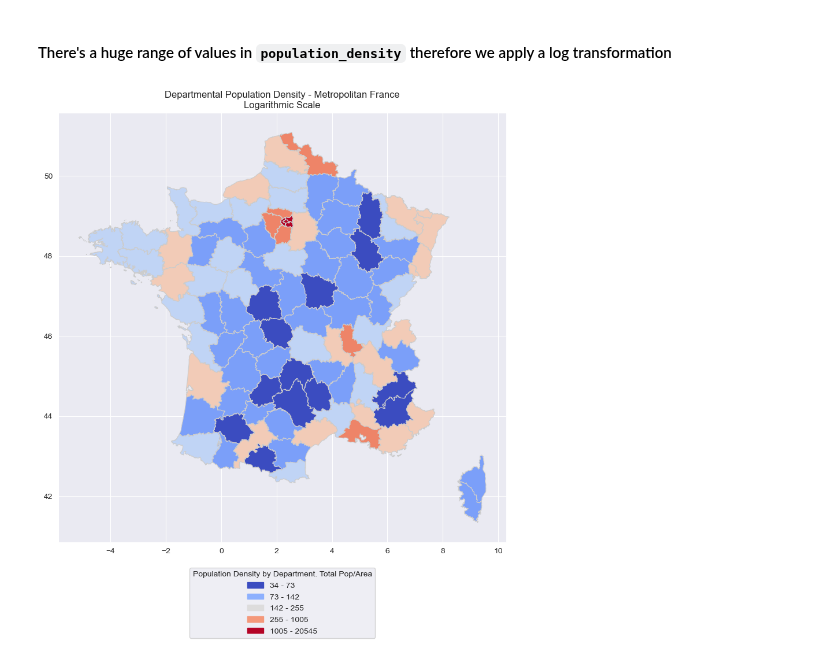
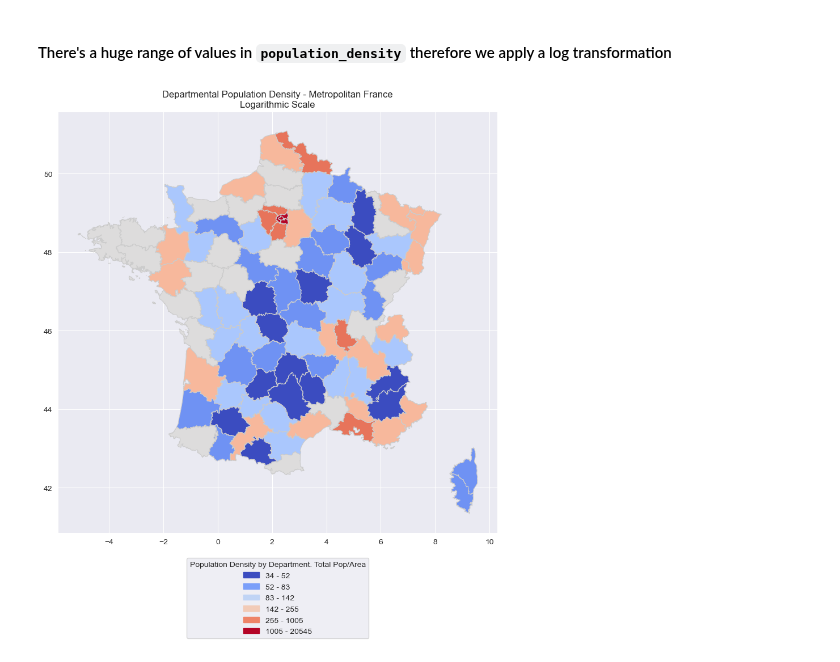
Before and after one commit to pineapple-bois/Michelin_Rated_Restaurants, a Jupyter notebook: Notebooks/France/France.ipynb, the cells around one changed output. Drawn from its saved outputs; the diff is of its cells as text; code cells hidden in the pictures.

```diff
--- a/Notebooks/France/France.ipynb
+++ b/Notebooks/France/France.ipynb
@@ -382,37 +353,34 @@ plt.show()
 # %%
 # Apply log transformation to the density column
 merged['log_population_density'] = np.log(merged['population_density'] + 1)  # Add 1 or a small constant to avoid log(0)
-
 # Define classification scheme
-classifier = mapclassify.NaturalBreaks(merged['log_population_density'], k=6)  # Use NaturalBreaks instead of Quantiles
-
+classifier = mapclassify.NaturalBreaks(merged['log_population_density'], k=7)  # Using NaturalBreaks
 # Apply classification to dataframe
 merged['classification'] = merged[['log_population_density']].apply(classifier)
 
 # Plotting
 fig, ax = plt.subplots(1, 1, figsize=(10, 10))
-
 # Create map
 merged.plot(column='classification',
             cmap='coolwarm',
             linewidth=0.8,
             ax=ax,
             edgecolor='0.8',
             legend=False) # we will create a custom legend
 
 # Create legend
 labels = []
 # Create a list of bin boundaries in original scale
 bin_edges_exp = np.exp(classifier.bins) - 1
 for i in range(len(bin_edges_exp) - 1):
     label = f"{bin_edges_exp[i]:.0f} - {bin_edges_exp[i+1]:.0f}"
     labels.append(mpatches.Patch(color=plt.cm.coolwarm(i / (len(bin_edges_exp) - 2)),
                                  label=label))
 plt.legend(handles=labels,
            title='Population Density by Department. Total Pop/Area',
            bbox_to_anchor=(0.5, -0.05),
            loc='upper center')
 plt.title("Departmental Population Density - Metropolitan France\nLogarithmic Scale")
 plt.show()
 # %% [output]
-[figure, old version]
+[figure, new version]
```
Also changed, not shown: parts of 10 cells of this notebook.
